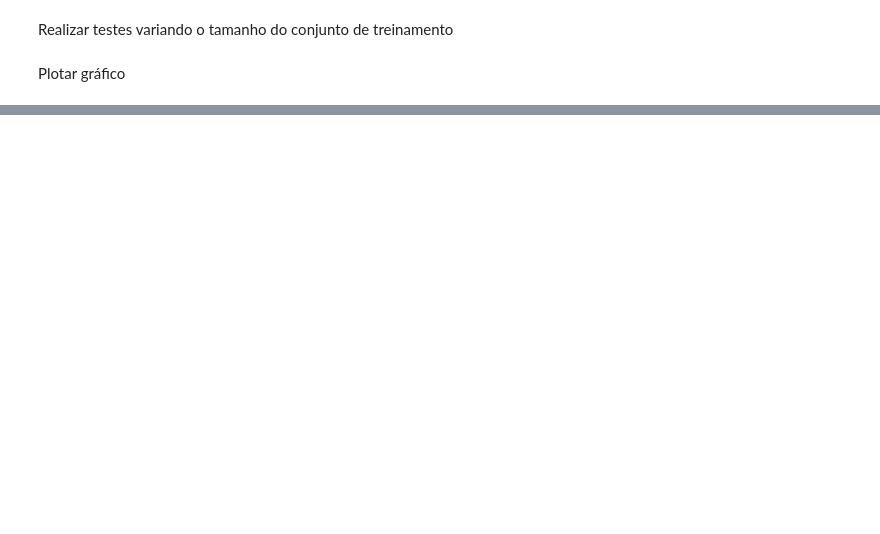
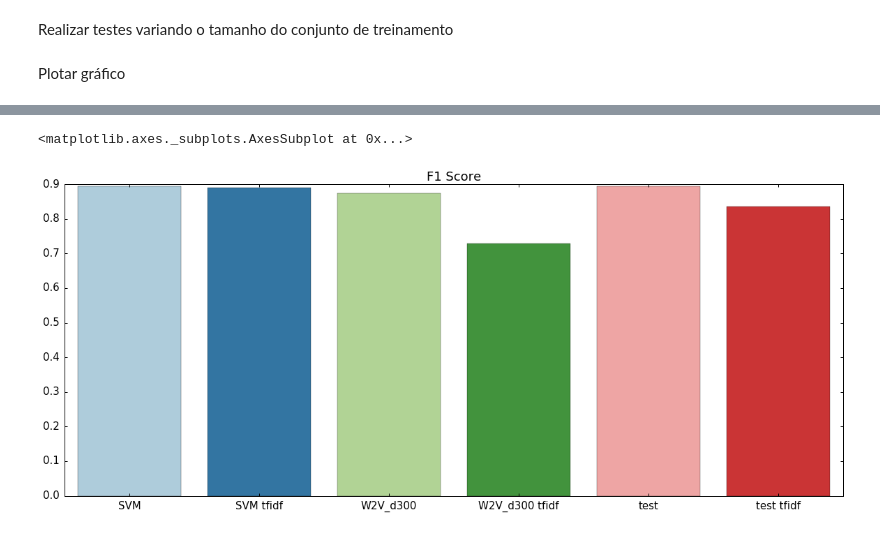
Before and after one commit to eduardogc8/qa-chave, a Jupyter notebook: benchmarking_qc.ipynb, the cells around one changed output, grey strips where cells are left out. Saved outputs shown, nothing was run; the diff lists cells and outputs as text; code cells hidden in the pictures; blank space fills up the shorter version.

```diff
--- a/benchmarking_qc.ipynb
+++ b/benchmarking_qc.ipynb
@@ -326,0 +416,7 @@ fig.set(ylabel="accuracy")
+# %%
+plt.figure(figsize=(20, 8))
+plt.axes().set_title('F1 Score')
+sns.barplot(x=[score[0] for score in scores2], y=[score[2] for score in scores2])
+# %% [output]
+<matplotlib.axes._subplots.AxesSubplot at 0x...>
+[figure, added]
```
Also changed, not shown: parts of 41 cells of this notebook.
